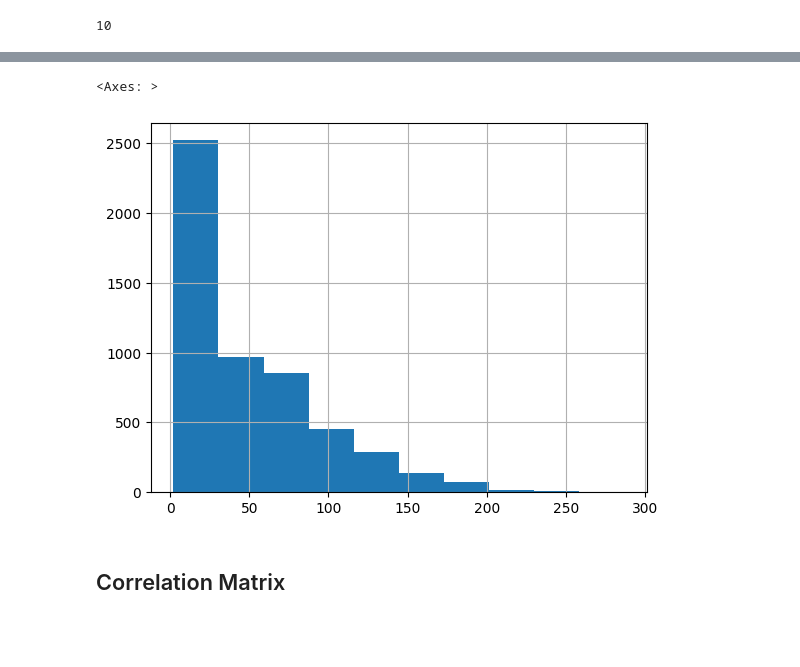
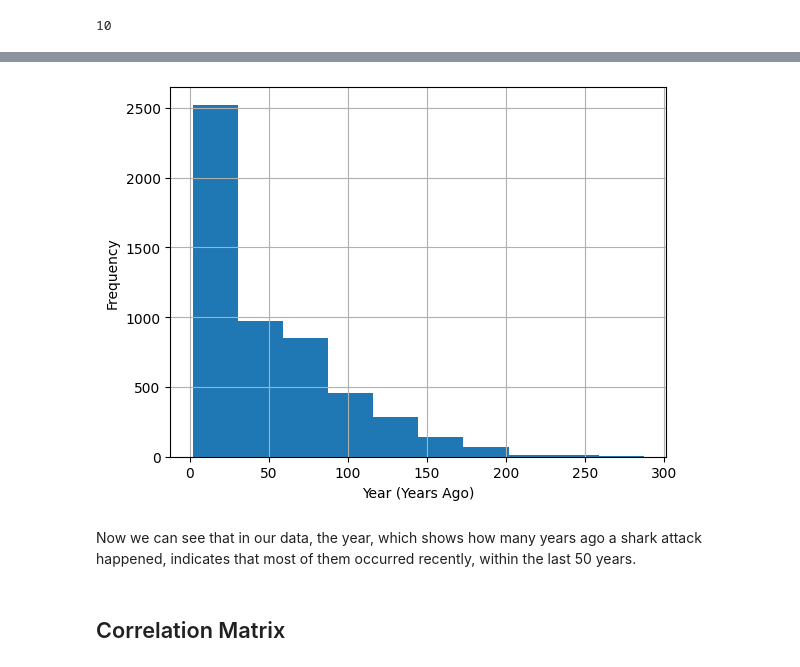
Before and after one commit to shayantabatabaee/shark-attacks-classification, a Jupyter notebook: shark-attacks-classification.ipynb, the cells around one changed output, grey strips where cells are left out. Saved outputs shown, nothing was run; the diff lists cells and outputs as text; code cells hidden in the pictures; blank space fills up the shorter version.

```diff
--- a/shark-attacks-classification.ipynb
+++ b/shark-attacks-classification.ipynb
@@ -461,8 +464,12 @@ memory usage: 2.8+ MB
 # %%
 data_encoded['year'].hist()
+plt.xlabel('Year (Years Ago)')
+plt.ylabel('Frequency')
+plt.show()
 # %% [output]
-<Axes: >
-[figure, old version]
+[figure, new version]
+# %% [markdown]
+Now we can see that in our data, the year, which shows how many years ago a shark attack happened, indicates that most of them occurred recently, within the last 50 years.
 # %% [markdown]
 ## Correlation Matrix
 # %%
```
Also changed, not shown: parts of 48 cells of this notebook, 3 other files.
